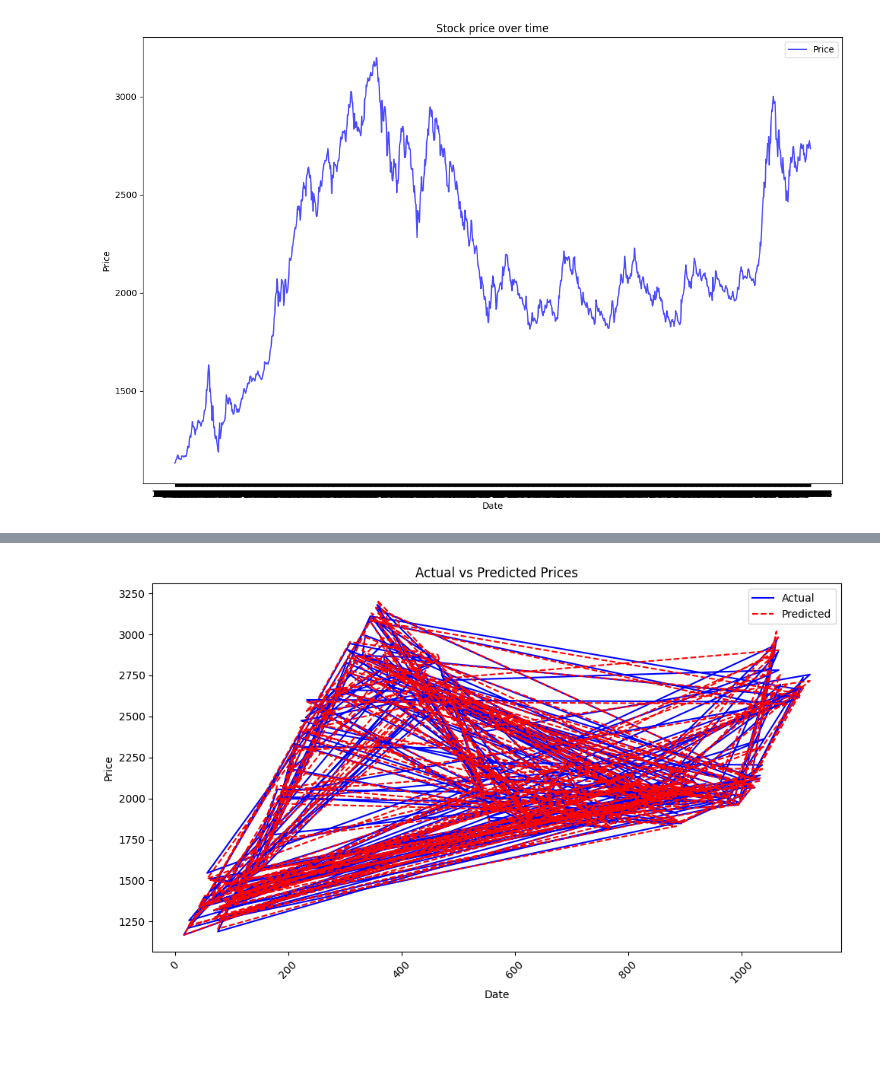
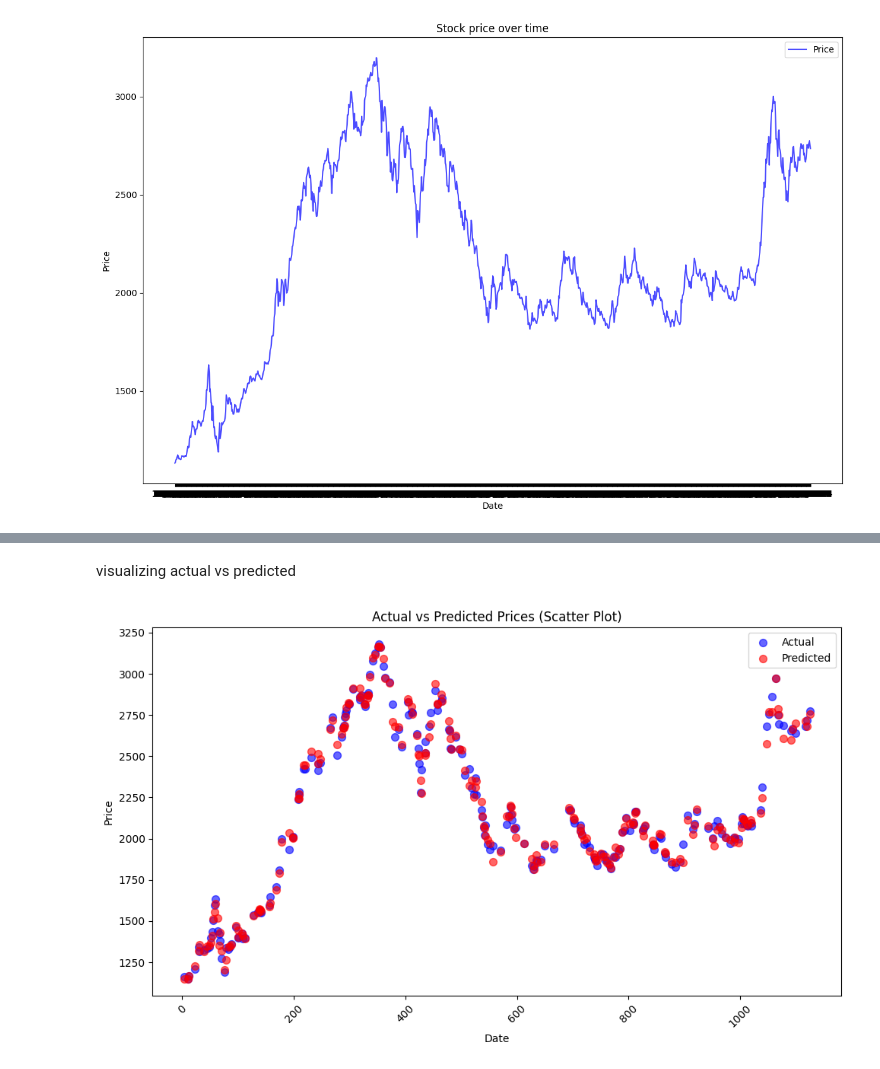
Before and after one commit to Bhagirath369/NEPSE-Predictor, a Jupyter notebook: calc.ipynb, the cells around one changed output, grey strips where cells are left out. Saved outputs shown, nothing was run; the diff lists cells and outputs as text; code cells hidden in the pictures; blank space fills up the shorter version.

```diff
--- a/calc.ipynb
+++ b/calc.ipynb
@@ -79,5 +127,7 @@ print(data[1110:])
 # %%
-# Creating the plot
+data['Date'] = pd.to_datetime(data['Date'])
+
+# Create the figure and axes for subplots
 fig, ax = plt.subplots(2, 1, figsize=(10, 8))
 
 # Plot the Close price on the first subplot
@@ -86,25 +136,25 @@ ax[0].set_title('Stock Price Over Time')
 ax[0].set_xlabel('Date')
 ax[0].set_ylabel('Close Price')
 ax[0].legend(loc='upper left')
-
 ax[0].tick_params(axis='x', rotation=45)
 
-# Plot the RSI on the second subplot
-ax[1].plot(data['Date'], data['RSI'], label='RSI', color='r')
+# Plot the RSI on the second subplot using the scaled RSI values
+ax[1].plot(data['Date'], scaled_df['RSI'], label='Scaled RSI', color='r')
 ax[1].axhline(70, color='g', linestyle='--', label='Overbought (70)')
 ax[1].axhline(30, color='y', linestyle='--', label='Oversold (30)')
-ax[1].set_title('Relative Strength Index (RSI)')
+ax[1].set_title('Scaled Relative Strength Index (RSI)')
 ax[1].set_xlabel('Date')
-ax[1].set_ylabel('RSI')
+ax[1].set_ylabel('Scaled RSI')
 ax[1].legend(loc='upper left')
-ax[1].set_ylim([0, 100])  # Set RSI range from 0 to 100
 
-# Rotate the x-axis labels for better readability
-plt.xticks(rotation=45)
+
+# for StandardScaler, the values are usually in a range of -2 to 2)
+ax[1].set_ylim([-3, 3])  # Adjusted for scaled data
+
+plt.xticks(rotation=45)  # Rotate x-axis labels for better readability
 
 # Layout adjustment to avoid overlapping
 plt.tight_layout()
 
-# Show the plot
 plt.show()
 # %% [output]
@@ -147,13 +210,28 @@ Mean Absolute Error: 24.92867477460756
+# %% [markdown]
+visualizing actual vs predicted
 # %%
+
+
+
 plt.figure(figsize=(10, 6))
-plt.plot(y_test.index, y_test, label='Actual', color='blue')
-plt.plot(y_test.index, y_pred, label='Predicted', color='red', linestyle='--')
-plt.title('Actual vs Predicted Prices')
+
+# Scatter plot of actual vs predicted
+plt.scatter(y_test.index, y_test, label='Actual', color='blue', alpha=0.6, s=50)
+plt.scatter(y_test.index, y_pred, label='Predicted', color='red', alpha=0.6, s=50)
+
+# Title and labels
+plt.title('Actual vs Predicted Prices (Scatter Plot)')
 plt.xlabel('Date')
 plt.ylabel('Price')
+
+# Rotate the x-axis labels for better readability
+plt.xticks(rotation=45)
+
+# Show legend and adjust layout
 plt.legend()
-plt.xticks(rotation=45)
 plt.tight_layout()
+
+
 plt.show()
 # %% [output]
-[figure, old version]
+[figure, new version]
```
Also changed, not shown: parts of 16 cells of this notebook.
